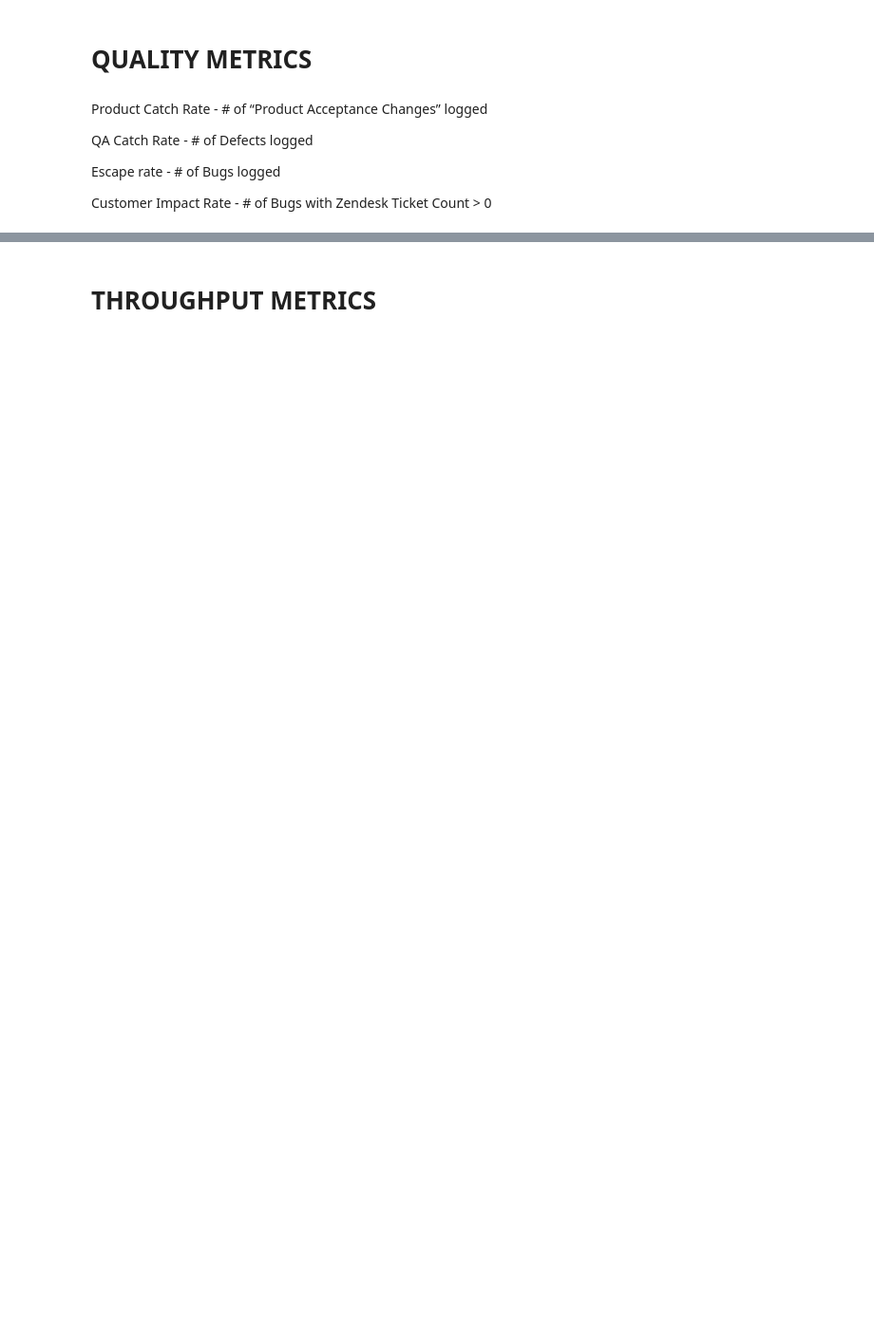
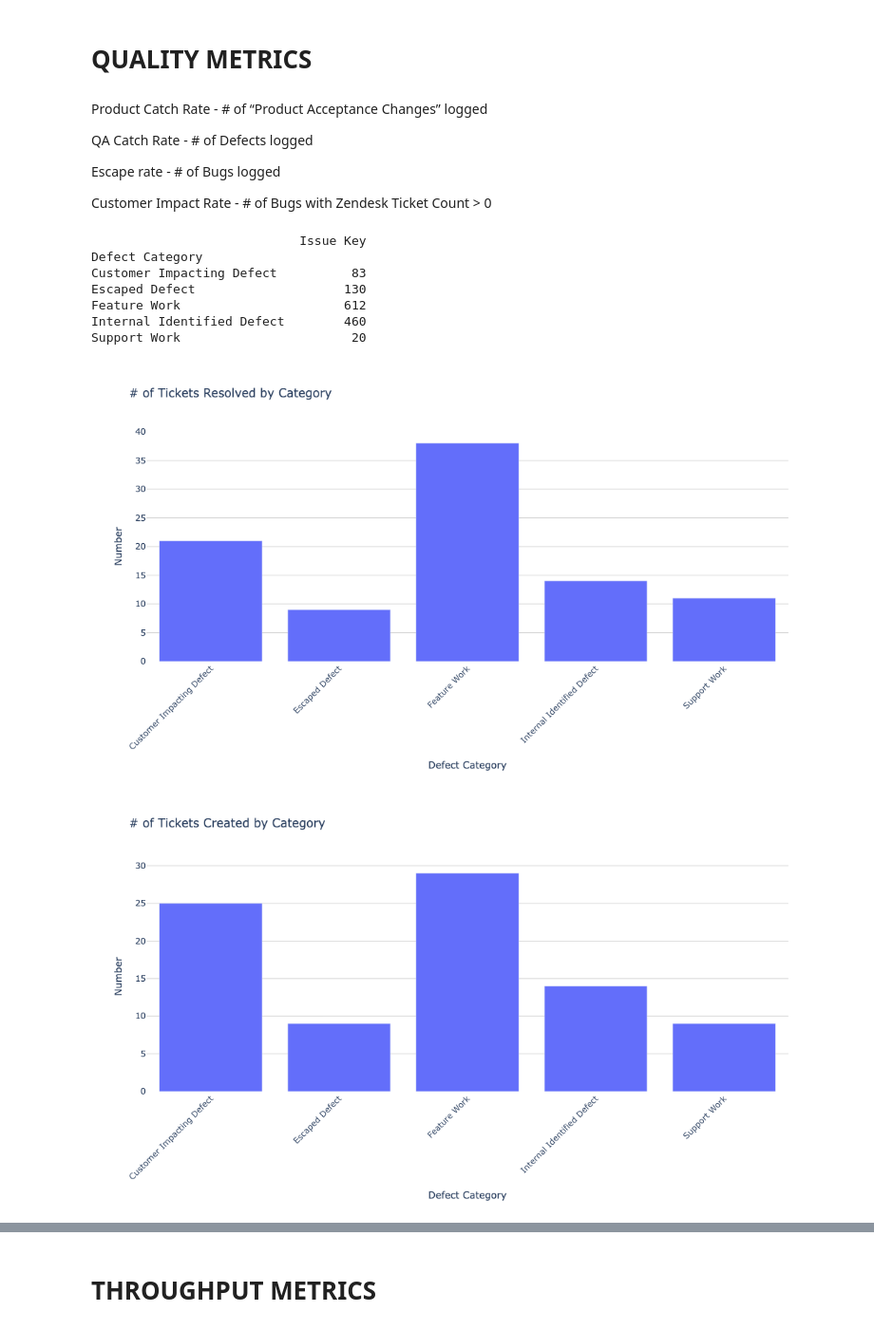
Before and after one commit to fsp-jk/fsp-jira-analysis, a Jupyter notebook: Engineering Metrics.ipynb, the cells around one changed output, grey strips where cells are left out. Shown at 95% size. Cells and saved outputs as stored; diff of their text form; code cells hidden in the pictures; blank space fills up the shorter version.

```diff
--- a/Engineering Metrics.ipynb
+++ b/Engineering Metrics.ipynb
@@ -595,16 +641,31 @@ Escape rate - # of Bugs logged
 Customer Impact Rate - # of Bugs with Zendesk Ticket Count > 0
 # %%
 #generate_bar_chart(sub_tasks_analysis,'Defect Percentage Bin',"% of Defect Subtasks")
+
+print(df_all_issues[
+    df_all_issues['Defect Category'].notna() &
+    (df_all_issues['Defect Category'].str.strip() != 'Other')].groupby(['Defect Category']).agg({'Issue Key': 'count'}))
+
 
 generate_bar_chart(df_all_issues_resolved_in_range[
     df_all_issues_resolved_in_range['Defect Category'].notna() &
     (df_all_issues_resolved_in_range['Defect Category'].str.strip() != 'Other')
 ],'Defect Category',"# of Tickets Resolved by Category")
 
 generate_bar_chart(df_all_issues_created_in_range[
     df_all_issues_created_in_range['Defect Category'].notna() &
     (df_all_issues_created_in_range['Defect Category'].str.strip() != 'Other')
 ],'Defect Category',"# of Tickets Created by Category")
 
 plot_tickets_over_time_interactive(df_standard_issues, top_n=5, start_date=start_date, group_by="Defect Category", date_type="Resolved")
 plot_tickets_over_time_interactive(df_standard_issues, top_n=5, start_date=start_date, group_by="Defect Category", date_type="Created")
+# %% [output]
+                            Issue Key
+Defect Category
+Customer Impacting Defect          83
+Escaped Defect                    130
+Feature Work                      612
+Internal Identified Defect        460
+Support Work                       20
+[figure, added]
+[figure, added]
```
Also changed, not shown: parts of 12 cells of this notebook, 2 other files.
